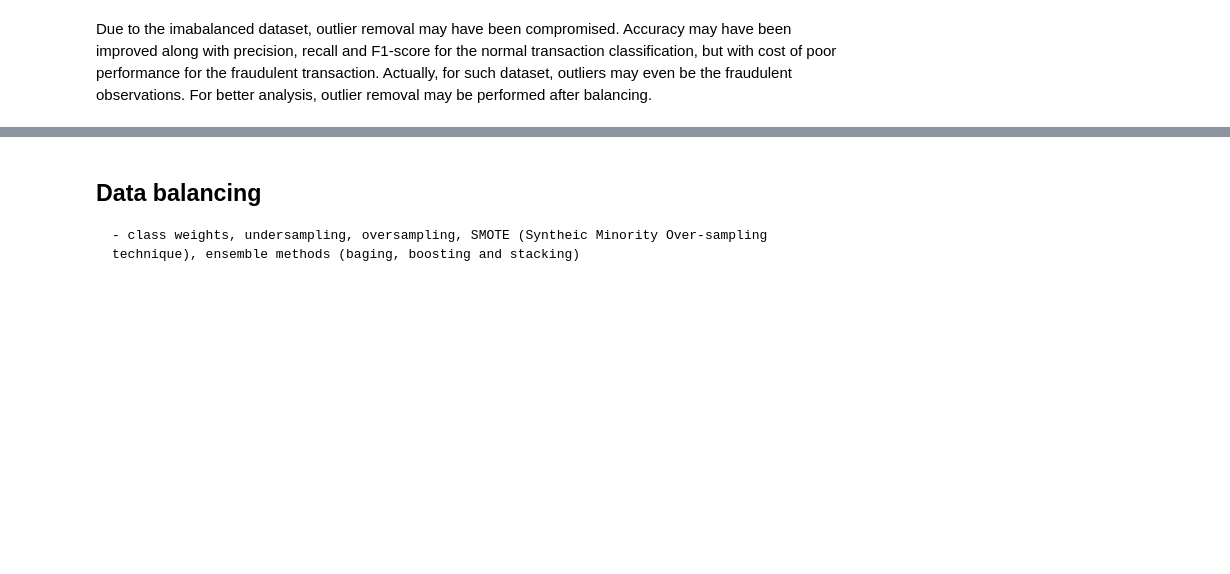
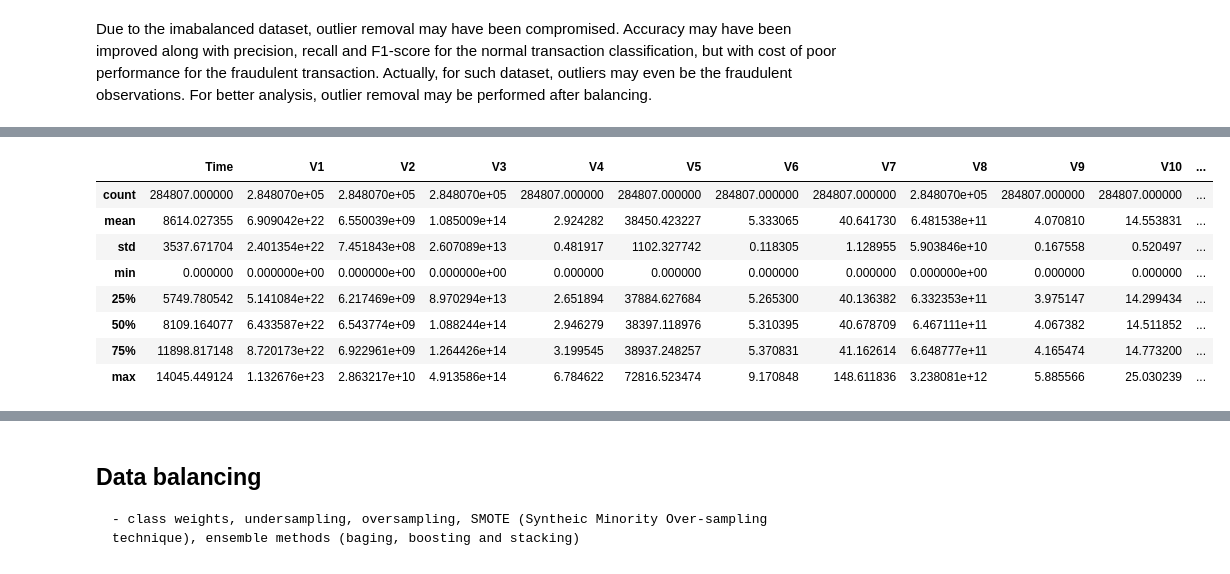
Before and after one commit to MatheusFranco99/KaggleCompetitions, a Jupyter notebook: CreditCardFraudDetection/Matheus/main.ipynb, the cells around one changed output, grey strips where cells are left out. Cells and saved outputs as stored; diff of their text form; code cells hidden in the pictures; blank space fills up the shorter version.

```diff
--- a/CreditCardFraudDetection/Matheus/main.ipynb
+++ b/CreditCardFraudDetection/Matheus/main.ipynb
@@ -589,0 +685,28 @@ def applyLogisticRegression(df):
+# %%
+from scipy.stats import boxcox
+
+def AdjustToPositiveF(series):
+    min_val = series.min()
+    if min_val <= 0:
+        return series - min_val + 1
+    else:
+        return series
+
+
+def BoxCoxF(series):
+    series = AdjustToPositiveF(series)
+    ans, _ = boxcox(series)
+    return ans
+
+df_box_cox = NormalizationBaseFunction(df,BoxCoxF,class_column_name="Class")
+df_box_cox.describe()
+# %% [output]
+|  | Time | V1 | V2 | V3 | V4 | V5 | V6 | V7 | V8 | V9 | V10 | ... |
+| count | 284807.000000 | 2.848070e+05 | 2.848070e+05 | 2.848070e+05 | 284807.000000 | 284807.000000 | 284807.000000 | 284807.000000 | 2.848070e+05 | 284807.000000 | 284807.000000 | ... |
+| mean | 8614.027355 | 6.909042e+22 | 6.550039e+09 | 1.085009e+14 | 2.924282 | 38450.423227 | 5.333065 | 40.641730 | 6.481538e+11 | 4.070810 | 14.553831 | ... |
+| std | 3537.671704 | 2.401354e+22 | 7.451843e+08 | 2.607089e+13 | 0.481917 | 1102.327742 | 0.118305 | 1.128955 | 5.903846e+10 | 0.167558 | 0.520497 | ... |
+| min | 0.000000 | 0.000000e+00 | 0.000000e+00 | 0.000000e+00 | 0.000000 | 0.000000 | 0.000000 | 0.000000 | 0.000000e+00 | 0.000000 | 0.000000 | ... |
+| 25% | 5749.780542 | 5.141084e+22 | 6.217469e+09 | 8.970294e+13 | 2.651894 | 37884.627684 | 5.265300 | 40.136382 | 6.332353e+11 | 3.975147 | 14.299434 | ... |
+| 50% | 8109.164077 | 6.433587e+22 | 6.543774e+09 | 1.088244e+14 | 2.946279 | 38397.118976 | 5.310395 | 40.678709 | 6.467111e+11 | 4.067382 | 14.511852 | ... |
+| 75% | 11898.817148 | 8.720173e+22 | 6.922961e+09 | 1.264426e+14 | 3.199545 | 38937.248257 | 5.370831 | 41.162614 | 6.648777e+11 | 4.165474 | 14.773200 | ... |
+| max | 14045.449124 | 1.132676e+23 | 2.863217e+10 | 4.913586e+14 | 6.784622 | 72816.523474 | 9.170848 | 148.611836 | 3.238081e+12 | 5.885566 | 25.030239 | ... |
```
Also changed, not shown: parts of 21 cells of this notebook.
